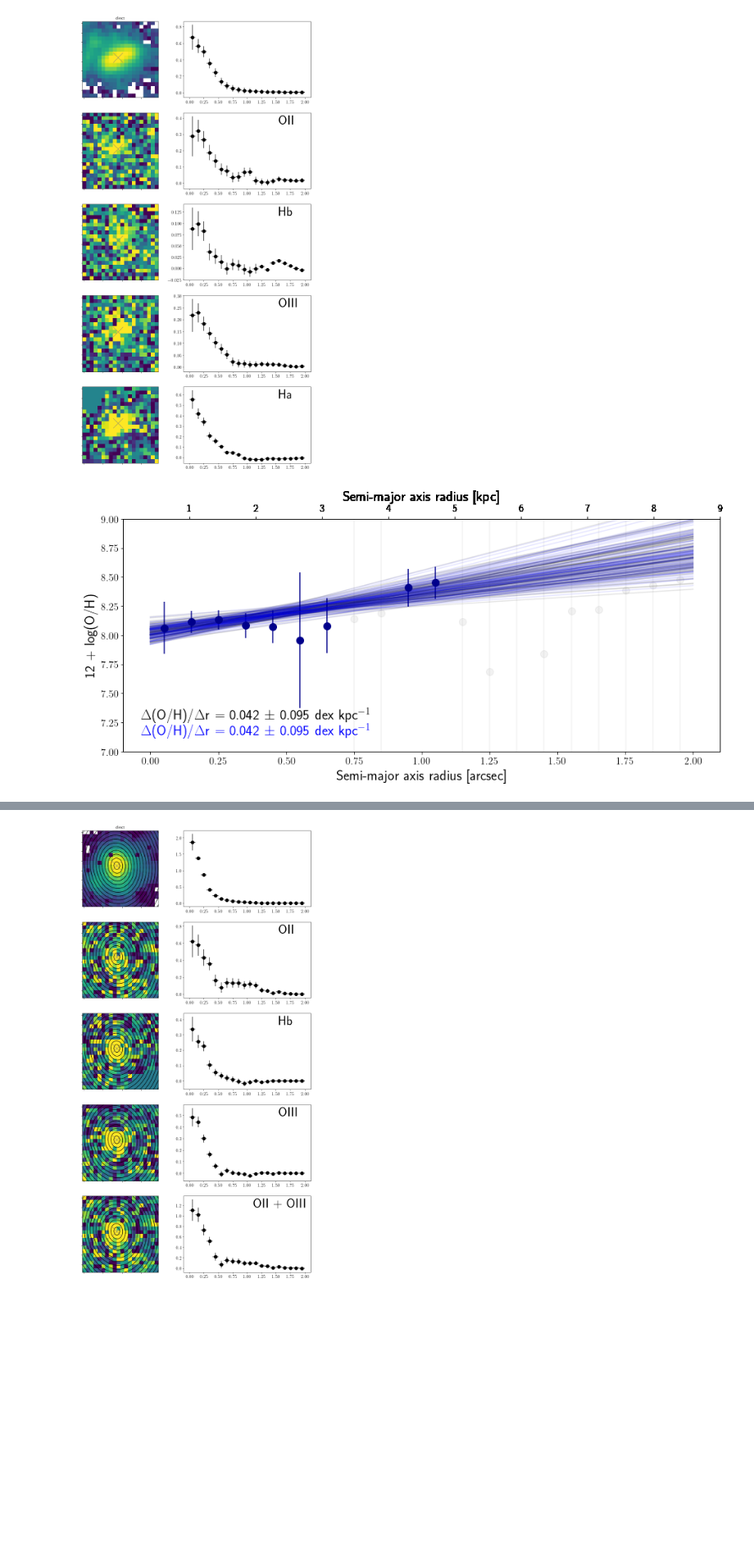
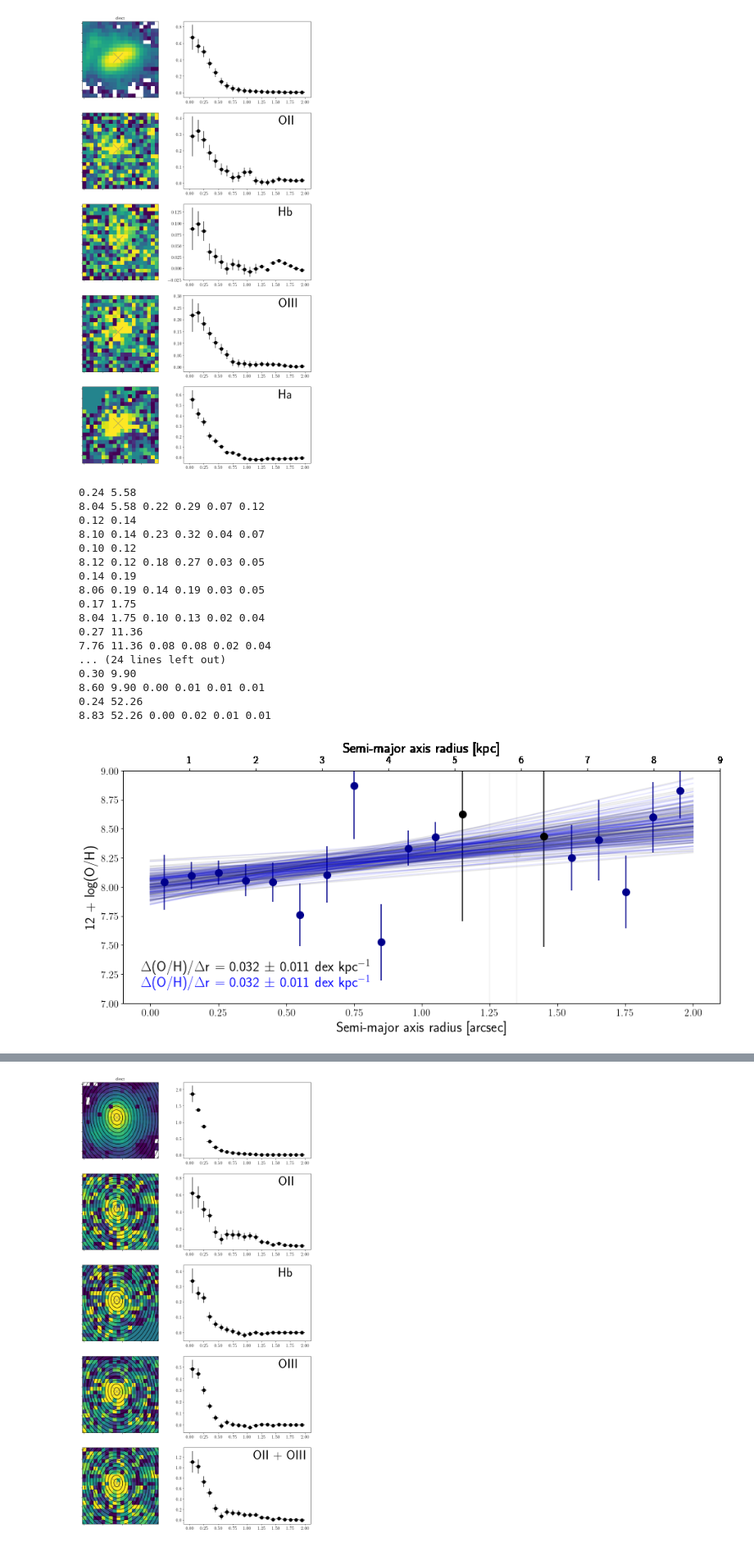
Before and after one commit to RaymondSimons/clear_local, a Jupyter notebook: elliptical_apertures.ipynb, the cells around one changed output, grey strips where cells are left out. Shown: that part at 82% size. Drawn from its saved outputs; the diff is of its cells as text; code cells hidden in the pictures; blank space fills up the shorter version.

```diff
--- a/elliptical_apertures.ipynb
+++ b/elliptical_apertures.ipynb
@@ -139,8 +139,13 @@ def OH(O3, O2, eO3, eO2):
     O2_arr = np.random.normal(O2, eO2, 10000)
 
     OH_z_arr = 8.54 - 0.59 * O3_arr/O2_arr
+    e_an = 0.59*((O3/O2) * sqrt((eO3/O3)**2. + (eO2/O2)**2.))
 
-    return np.mean(OH_z_arr), np.std(OH_z_arr)
+    print ('%.2f %.2f'%(e_an, np.std(OH_z_arr)))
+
+
+    print ('%.2f %.2f %.2f %.2f %.2f %.2f' %(np.mean(OH_z_arr), np.std(OH_z_arr), O3, O2, eO3, eO2,))
+    return np.mean(OH_z_arr), e_an#np.std(OH_z_arr)
 
 fig3, ax3 = plt.subplots(1,1, figsize = (15, 6))
 z = fit_hdu[1].header['Z50']
@@ -149,7 +154,7 @@ z = fit_hdu[1].header['Z50']
 
 to_fit = []
 for a in np.arange(len(a_arr)):
-    OH_z, eOH_z = OH(O3 = aps[1, a, 2], O2 = aps[1, a, 0], eO3 = aps[2, a, 2], eO2 = aps[2, a, 2])
+    OH_z, eOH_z = OH(O3 = aps[1, a, 2], O2 = aps[1, a, 0], eO3 = aps[2, a, 2], eO2 = aps[2, a, 0])
 
 
     if eOH_z/OH_z > 1/3.:
@@ -173,33 +178,50 @@ for a in np.arange(len(a_arr)):
 
 
     kpc_ticks = np.arange(1, 10)
 
     arc_ticks = np.array([cosmo.arcsec_per_kpc_proper(z).value * k for k in kpc_ticks])
 
 
 
 
 
 
     ax3_t.set_xticks(arc_ticks)
     ax3_t.set_xticklabels(np.array(['%i'%k for k in kpc_ticks]))
     ax3_t.set_xlabel('Semi-major axis radius [kpc]', fontsize = 20)
 
 to_fit = np.array(to_fit)
 
 
 clrs = ['black', 'blue']
-for b, ar in enumerate(np.array([10., 3.])):
+for b, ar in enumerate(np.array([5., 3.])):
     g = where(to_fit[:,1]/to_fit[:,2] > ar)[0]
     p, V = np.polyfit(to_fit[g,0], to_fit[g,1], deg = 1., w = 1./to_fit[g,2], cov = True)
 
     x = np.linspace(0, 2, 1000)
 
     draws = np.random.multivariate_normal(p, V, size = 100)
-    ax3.annotate(r'$\Delta$(O/H)/$\Delta$r = %.3f $\pm$ %.3f dex kpc$^{-1}$'%(p[0]*(cosmo.arcsec_per_kpc_proper(z).value), np.sqrt(V[0,0]))*(cosmo.arcsec_per_kpc_proper(z).value), xy = (0.03, 0.14 - b*0.07),color = clrs[b], fontsize = 20, xycoords = 'axes fraction')
+    ax3.annotate(r'$\Delta$(O/H)/$\Delta$r = %.3f $\pm$ %.3f dex kpc$^{-1}$'%(p[0]*cosmo.arcsec_per_kpc_proper(z).value, np.sqrt(V[0,0])*cosmo.arcsec_per_kpc_proper(z).value), xy = (0.03, 0.14 - b*0.07),color = clrs[b], fontsize = 20, xycoords = 'axes fraction')
 
 
     for d in draws:
         ax3.plot(x, x*d[0] + d[1], color = clrs[b], alpha = 0.1)
 # %% [output]
+0.24 5.58
+8.04 5.58 0.22 0.29 0.07 0.12
+0.12 0.14
+8.10 0.14 0.23 0.32 0.04 0.07
+0.10 0.12
+8.12 0.12 0.18 0.27 0.03 0.05
+0.14 0.19
+8.06 0.19 0.14 0.19 0.03 0.05
+0.17 1.75
+8.04 1.75 0.10 0.13 0.02 0.04
+0.27 11.36
+7.76 11.36 0.08 0.08 0.02 0.04
+... (24 lines left out)
+0.30 9.90
+8.60 9.90 0.00 0.01 0.01 0.01
+0.24 52.26
+8.83 52.26 0.00 0.02 0.01 0.01
-[figure, old version]
+[figure, new version]
```
Also changed, not shown: parts of 1 cell of this notebook, 2 other files.
